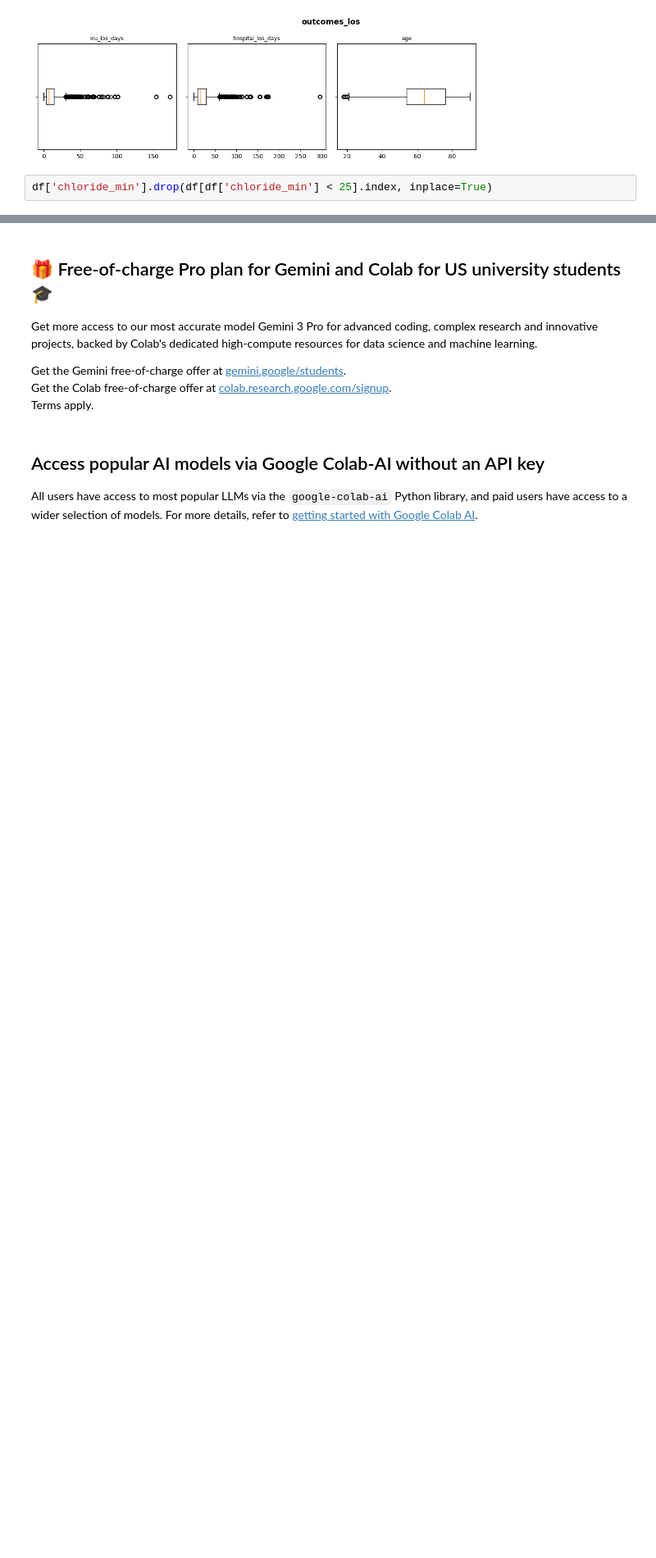
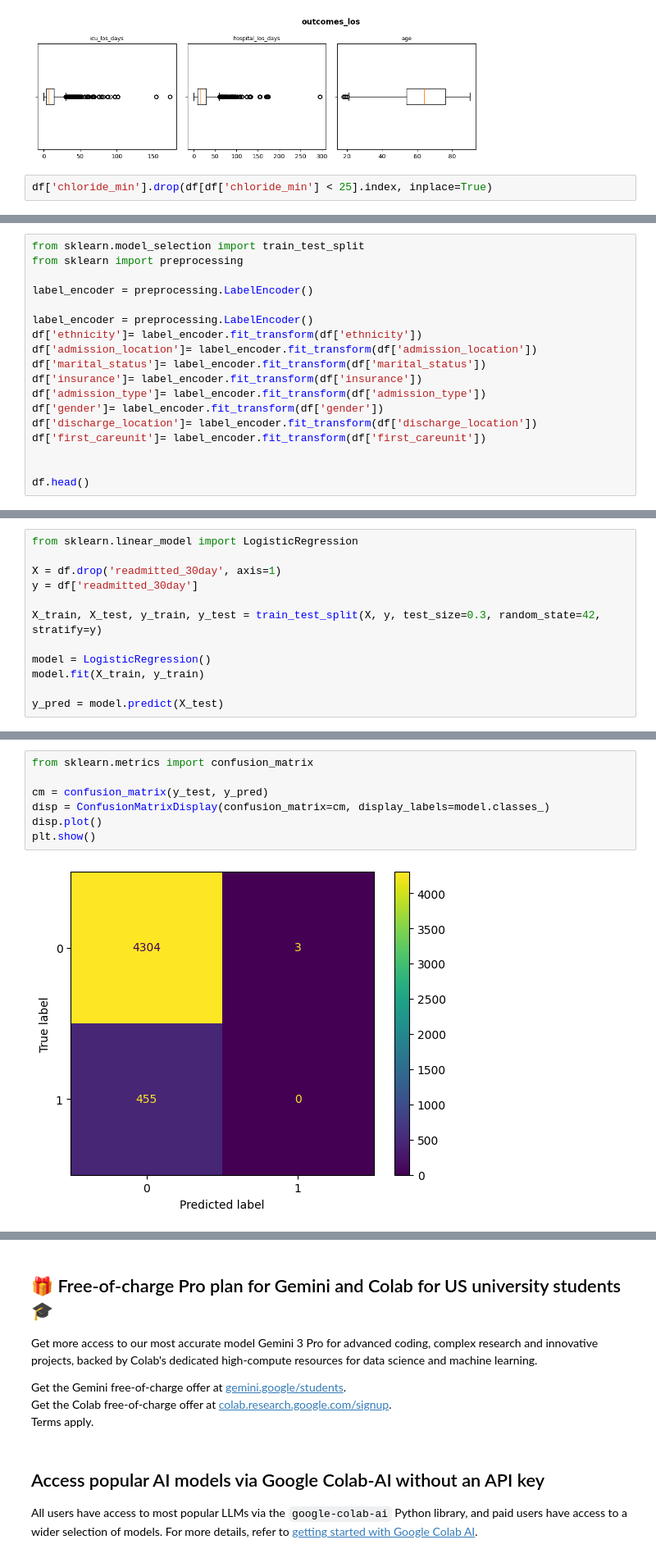
Before and after one commit to abdullaawad/Final-Year-Project, a Jupyter notebook: Re_Admission_Prediction.ipynb, the cells around one changed output, grey strips where cells are left out. Shown at 82% size. Drawn from its saved outputs; the diff is of its cells as text; blank space fills up the shorter version.

```diff
--- a/Re_Admission_Prediction.ipynb
+++ b/Re_Admission_Prediction.ipynb
@@ -493,0 +530,18 @@ Number of rows after dropping outliers: 15804
+# %%
+from sklearn.model_selection import train_test_split
+from sklearn import preprocessing
+
+label_encoder = preprocessing.LabelEncoder()
+
+label_encoder = preprocessing.LabelEncoder()
+df['ethnicity']= label_encoder.fit_transform(df['ethnicity'])
+df['admission_location']= label_encoder.fit_transform(df['admission_location'])
+df['marital_status']= label_encoder.fit_transform(df['marital_status'])
+df['insurance']= label_encoder.fit_transform(df['insurance'])
+df['admission_type']= label_encoder.fit_transform(df['admission_type'])
+df['gender']= label_encoder.fit_transform(df['gender'])
+df['discharge_location']= label_encoder.fit_transform(df['discharge_location'])
+df['first_careunit']= label_encoder.fit_transform(df['first_careunit'])
+
+
+df.head()
@@ -493,0 +555,12 @@ Number of rows after dropping outliers: 15804
+# %%
+from sklearn.linear_model import LogisticRegression
+
+X = df.drop('readmitted_30day', axis=1)
+y = df['readmitted_30day']
+
+X_train, X_test, y_train, y_test = train_test_split(X, y, test_size=0.3, random_state=42, stratify=y)
+
+model = LogisticRegression()
+model.fit(X_train, y_train)
+
+y_pred = model.predict(X_test)
@@ -493,0 +584,9 @@ Number of rows after dropping outliers: 15804
+# %%
+from sklearn.metrics import confusion_matrix
+
+cm = confusion_matrix(y_test, y_pred)
+disp = ConfusionMatrixDisplay(confusion_matrix=cm, display_labels=model.classes_)
+disp.plot()
+plt.show()
+# %% [output]
+[figure, added]
```
Also changed, not shown: parts of 19 cells of this notebook.
